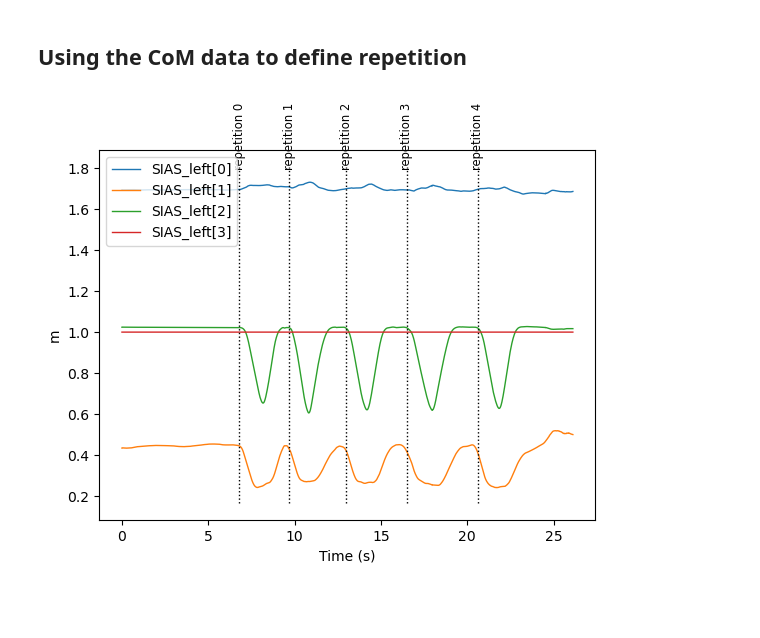
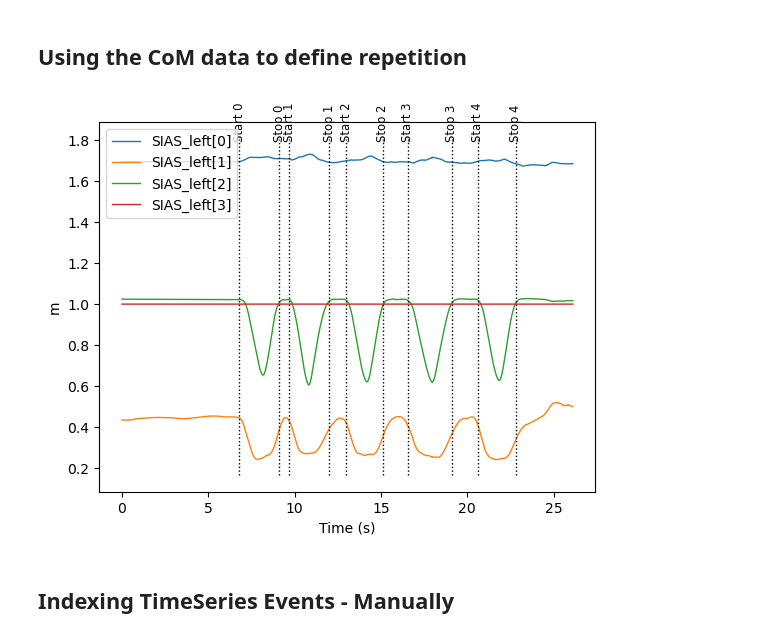
Before and after one commit to MuhammadUtoro/biomechanics, a Jupyter notebook: RF_RvsRF_L.ipynb, the cells around one changed output. Drawn from its saved outputs; the diff is of its cells as text; code cells hidden in the pictures; blank space fills up the shorter version.

```diff
--- a/RF_RvsRF_L.ipynb
+++ b/RF_RvsRF_L.ipynb
@@ -55,21 +55,28 @@ plt.tight_layout()
 # %%
 mrkr_info = c3d_contents["Points"]
 mrkr_data = mrkr_info.data
 r_asis = mrkr_info.get_subset(["SIAS_right"])
 l_asis = mrkr_info.get_subset(["SIAS_left"])
 # l_asis.data["SIAS_left"][:,2]
 # plt.plot(l_asis.data["SIAS_left"][:,2])
-l_asis = l_asis.add_event(6.80,"repetition")
-l_asis = l_asis.add_event(9.70,"repetition")
-l_asis = l_asis.add_event(13.0,"repetition")
-l_asis = l_asis.add_event(16.50,"repetition")
-l_asis = l_asis.add_event(20.60,"repetition")
+l_asis = l_asis.add_event(6.80,"Start")
+l_asis = l_asis.add_event(9.10,"Stop")
+l_asis = l_asis.add_event(9.70,"Start")
+l_asis = l_asis.add_event(12.0,"Stop")
+l_asis = l_asis.add_event(13.0,"Start")
+l_asis = l_asis.add_event(15.10,"Stop")
+l_asis = l_asis.add_event(16.55,"Start")
+l_asis = l_asis.add_event(19.10,"Stop")
+l_asis = l_asis.add_event(20.60,"Start")
+l_asis = l_asis.add_event(22.8,"Stop")
 l_asis.plot()
 # mrkr_info.time = mrkr_info.time/100
 # mrkr_info.data["CoM"] = (r_asis.data["SIAS_right"] + l_asis.data["SIAS_left"])/2
 # CoM = mrkr_info.data["CoM"]
 # CoM = mrkr_info.get_subset(["CoM"])
 # CoM.plot()
 # Since there are many NaNs we for now we use only l_asis
 # %% [output]
-[figure, old version]
+[figure, new version]
+# %% [markdown]
+## Indexing TimeSeries Events - Manually
```
Also changed, not shown: parts of 5 cells of this notebook.
